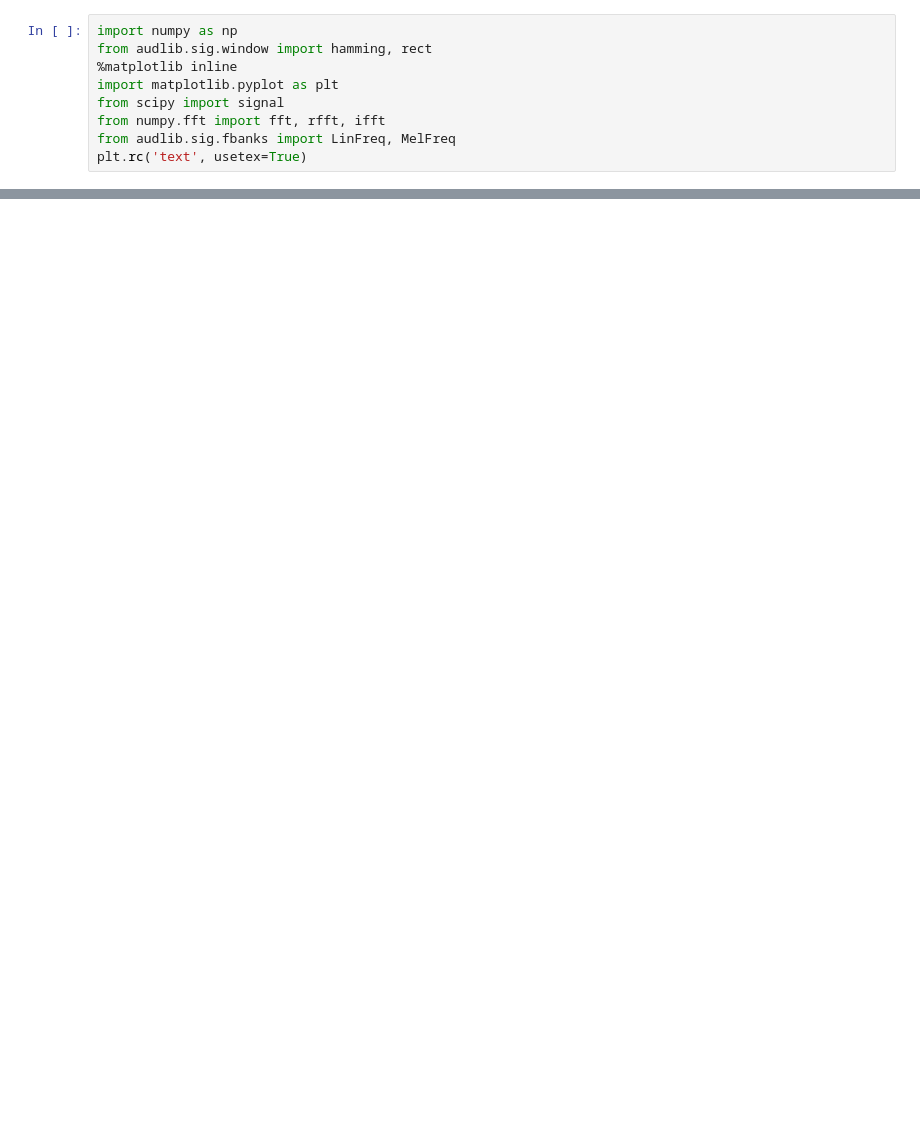
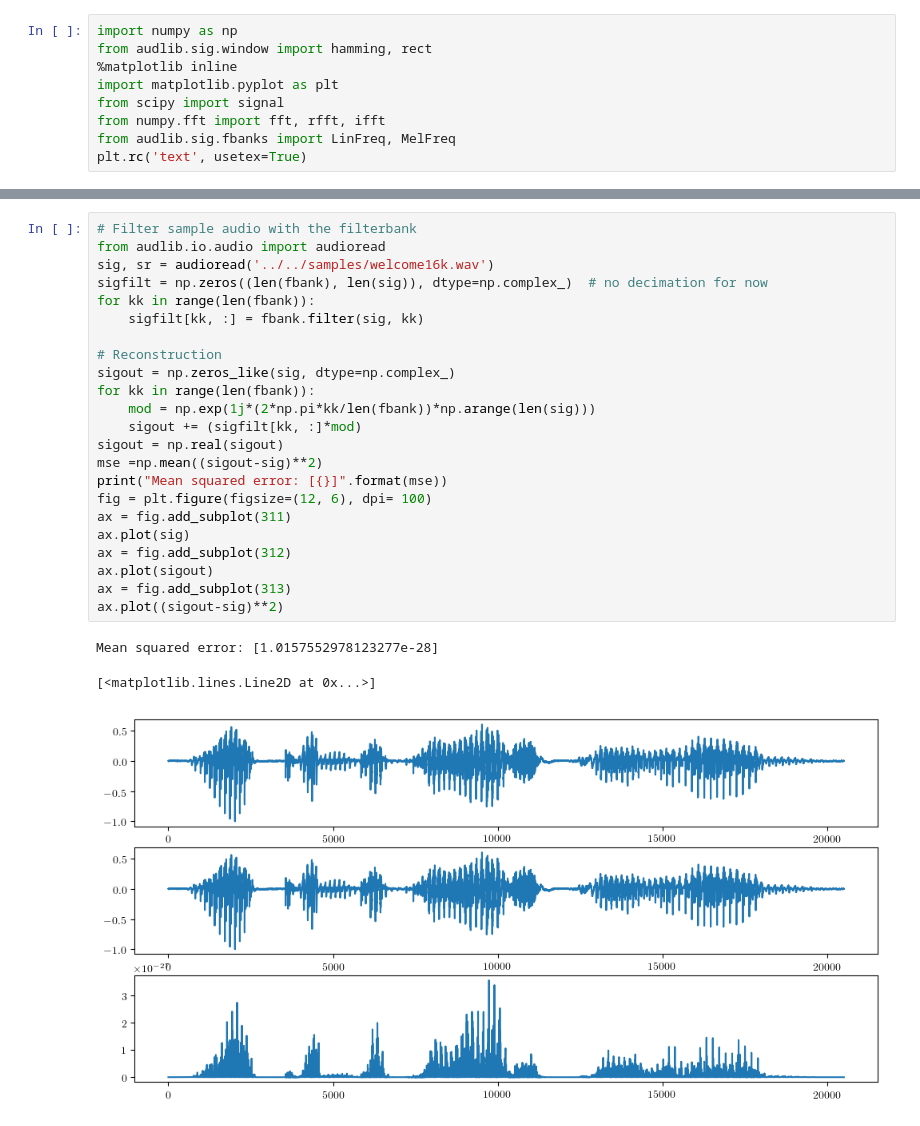
Before and after one commit to raymondxyy/pyaudlib, a Jupyter notebook: egs/dsp/filterbanks.ipynb, the cells around one changed output, grey strips where cells are left out. Cells and saved outputs as stored; diff of their text form; blank space fills up the shorter version.

```diff
--- a/egs/dsp/filterbanks.ipynb
+++ b/egs/dsp/filterbanks.ipynb
@@ -84,0 +62,27 @@ plot_magresp(ww, np.sum(H, axis=0), ax2)
+# %%
+# Filter sample audio with the filterbank
+from audlib.io.audio import audioread
+sig, sr = audioread('../../samples/welcome16k.wav')
+sigfilt = np.zeros((len(fbank), len(sig)), dtype=np.complex_)  # no decimation for now
+for kk in range(len(fbank)):
+    sigfilt[kk, :] = fbank.filter(sig, kk)
+
+# Reconstruction
+sigout = np.zeros_like(sig, dtype=np.complex_)
+for kk in range(len(fbank)):
+    mod = np.exp(1j*(2*np.pi*kk/len(fbank))*np.arange(len(sig)))
+    sigout += (sigfilt[kk, :]*mod)
+sigout = np.real(sigout)
+mse =np.mean((sigout-sig)**2)
+print("Mean squared error: [{}]".format(mse))
+fig = plt.figure(figsize=(12, 6), dpi= 100)
+ax = fig.add_subplot(311)
+ax.plot(sig)
+ax = fig.add_subplot(312)
+ax.plot(sigout)
+ax = fig.add_subplot(313)
+ax.plot((sigout-sig)**2)
+# %% [output]
+Mean squared error: [1.0157552978123277e-28]
+[<matplotlib.lines.Line2D at 0x...>]
+[figure, added]
```
Also changed, not shown: parts of 7 cells of this notebook, 11 other files.
